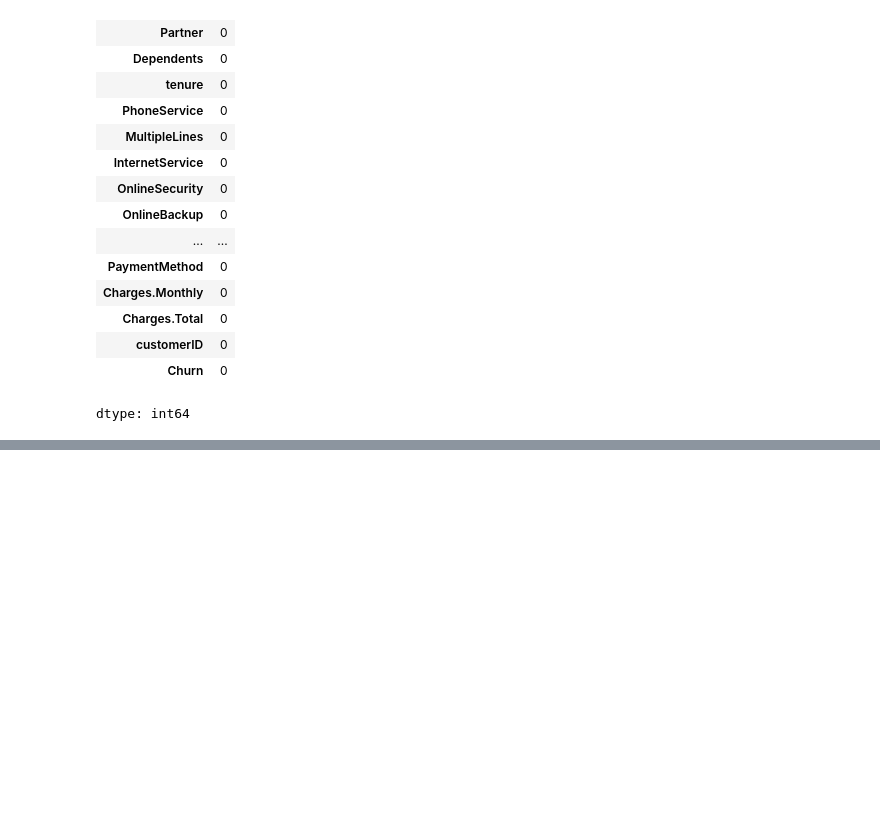
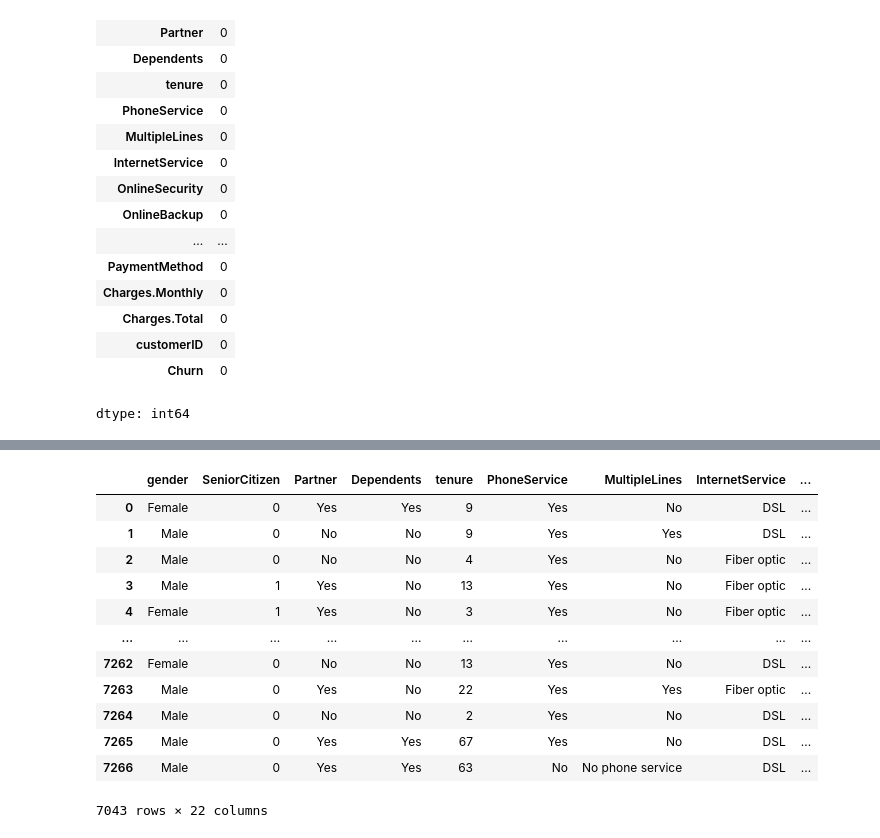
Before and after one commit to AlineLataro/Desafio_Alura_TelecomX_ONE-, a Jupyter notebook: TeleconX.ipynb, the cells around one changed output, grey strips where cells are left out. Cells and saved outputs as stored; diff of their text form; code cells hidden in the pictures; blank space fills up the shorter version.

```diff
--- a/TeleconX.ipynb
+++ b/TeleconX.ipynb
@@ -612,0 +222,5 @@ Passing `palette` without assigning `hue` is deprecated and will be removed in v
+# %%
+#Alterando a coluna "Charges.Total" para Float
+
+df['Charges.Total'] = pd.to_numeric(df['Charges.Total'], errors='coerce')
+print(df['Charges.Total'].dtype)
@@ -612,0 +249,5 @@ Passing `palette` without assigning `hue` is deprecated and will be removed in v
+# %%
+# Eliminando as Linhas vazias de Churn
+
+df = df[df['Churn'].str.strip() != '']
+print("Número de linhas depois de eliminar as vazias em 'Churn':", len(df))
@@ -612,0 +278,25 @@ Passing `palette` without assigning `hue` is deprecated and will be removed in v
+# %%
+#ELIMINANDO SEPARANDO DIÁRIO
+df = df.drop('Total.Day', errors='ignore')
+# %%
+# CALCULANDO OS GASTOS DIÁRIOS
+df['Total.Day'] = ((df['Charges.Total'] / df['tenure']) /30 ).round(2)
+
+# Inserindo a coluna na posição 19
+df.insert(19, 'Total.Day', df.pop('Total.Day'))
+# %%
+df
+# %% [output]
+|  | gender | SeniorCitizen | Partner | Dependents | tenure | PhoneService | MultipleLines | InternetService | ... |
+| 0 | Female | 0 | Yes | Yes | 9 | Yes | No | DSL | ... |
+| 1 | Male | 0 | No | No | 9 | Yes | Yes | DSL | ... |
+| 2 | Male | 0 | No | No | 4 | Yes | No | Fiber optic | ... |
+| 3 | Male | 1 | Yes | No | 13 | Yes | No | Fiber optic | ... |
+| 4 | Female | 1 | Yes | No | 3 | Yes | No | Fiber optic | ... |
+| ... | ... | ... | ... | ... | ... | ... | ... | ... | ... |
+| 7262 | Female | 0 | No | No | 13 | Yes | No | DSL | ... |
+| 7263 | Male | 0 | Yes | No | 22 | Yes | Yes | Fiber optic | ... |
+| 7264 | Male | 0 | No | No | 2 | Yes | No | DSL | ... |
+| 7265 | Male | 0 | Yes | Yes | 67 | Yes | No | DSL | ... |
+| 7266 | Male | 0 | Yes | Yes | 63 | No | No phone service | DSL | ... |
+7043 rows × 22 columns
```
Also changed, not shown: parts of 41 cells of this notebook.
